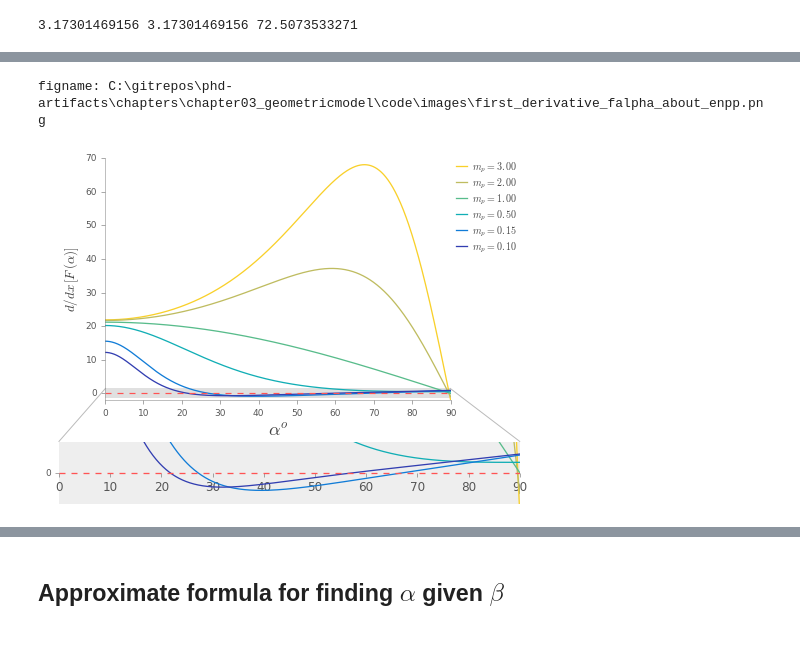
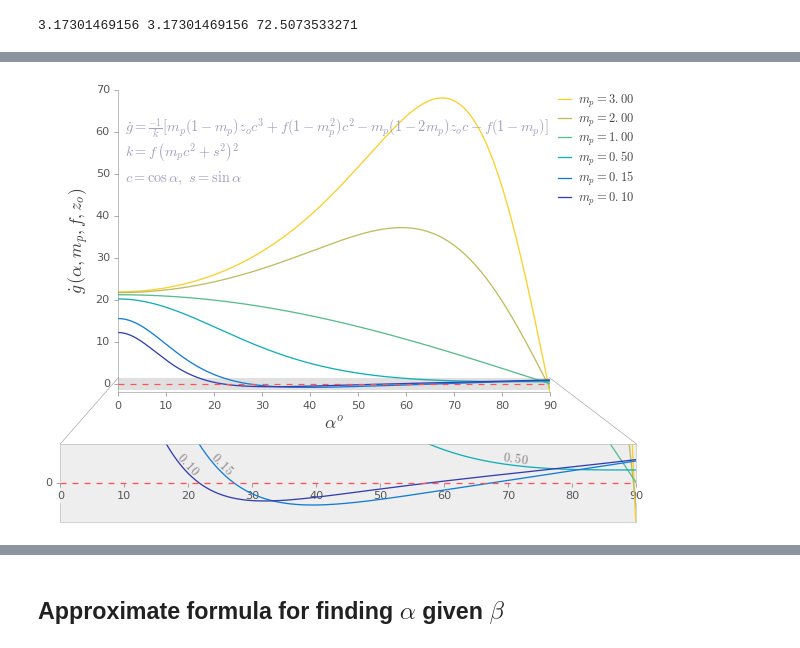
Before and after one commit to indranilsinharoy/phd-artifacts, a Jupyter notebook: chapters/chapter03_geometricmodel/code/StudyOfAngularRelationshipsForLensTiltForFocusing.ipynb, the cells around one changed output, grey strips where cells are left out. Cells and saved outputs as stored; diff of their text form; code cells hidden in the pictures.

```diff
--- a/chapters/chapter03_geometricmodel/code/StudyOfAngularRelationshipsForLensTiltForFocusing.ipynb
+++ b/chapters/chapter03_geometricmodel/code/StudyOfAngularRelationshipsForLensTiltForFocusing.ipynb
@@ -104,7 +104,7 @@ def get_zoDash(zo, alpha, beta, f, mp, de, deDash):
     return deDash*c + numr/deno
 
 def get_tanBeta(de, zo, f, mp, alpha):
-    """same as the function `get_beta()`, except that it returns tan(beta) instead of beta
+    """same as the function `get_beta()`, except that it returns tan(β) instead of beta
     """
     c = cosd(alpha)
     s = sind(alpha)
@@ -630,6 +684,6 @@ plt.show()
 # %%
-# plot of the first derivative
-FIGURE_FOR_WORD = True
+# plot of the first derivative (This plot is to be discarded although I really like it!)
+FIGURE_FOR_WORD = False
 
 zo=-509.0
 f = 24.0
@@ -647,15 +701,28 @@ ax1 = fig.add_axes([0.0, 0.0, 1.0, 0.18,])
 cols = ['#F9D02A', '#BFBC60', '#58BC8B', '#11AEB5', '#117CD7', '#323EB1', ]
 
 alpha = np.linspace(0., 89.9999, 1000)
-#alpha = np.linspace(-89.9999, 89.9999, 1000)
 
 #for i, mp in enumerate([5.0, 3.0, 2.0, 1.0, 0.5, 0.374, 0.37, 0.15, 0.1, 0.05]):
 for i, mp in enumerate([3.0, 2.0, 1.0, 0.5, 0.15, 0.1]):
     legTxt = r'$m_p={:0.2f}$'.format(mp)
     ax0.plot(alpha, first_derivative_Falpha(zo, f, mp, alpha), color=cols[i], label=legTxt)
     ax1.plot(alpha, first_derivative_Falpha(zo, f, mp, alpha), color=cols[i])
+    #ax0.plot(cosd(alpha), first_derivative_Falpha(zo, f, mp, alpha), color=cols[i], label=legTxt)
+    #ax1.plot(cosd(alpha), first_derivative_Falpha(zo, f, mp, alpha), color=cols[i])
 
 # ticks
+ax0.spines['right'].set_visible(False)
+ax0.spines['top'].set_visible(False)
+ax0.xaxis.set_ticks_position('bottom')
+ax1.yaxis.set_major_locator(plt.MaxNLocator(1))
+#ax1.xaxis.set_major_locator(plt.MaxNLocator(8))
+ax1.xaxis.set_ticks_position('bottom')
+ax1.xaxis.set_tick_params(direction='out')
+ax1.spines['bottom'].set_position(('data',0))
+ax1.spines['right'].set_color('none')
+ax1.spines['left'].set_color('none')
+ax1.spines['top'].set_color('none')
+ax1.spines['bottom'].set_color('none')
 for ax in [ax0, ax1]:
     ax.yaxis.set_ticks_position('left')
     for tick in ax.xaxis.get_major_ticks():
@@ -663,54 +730,59 @@ for ax in [ax0, ax1]:
     for tick in ax.yaxis.get_major_ticks():
         tick.label.set_fontsize(9*tsf)
 
-ax0.spines['right'].set_visible(False)
-ax0.spines['top'].set_visible(False)
-ax0.xaxis.set_ticks_position('bottom')
-
-ax1.yaxis.set_major_locator(plt.MaxNLocator(1))
-#ax1.xaxis.set_major_locator(plt.MaxNLocator(8))
-
-ax1.xaxis.set_ticks_position('bottom')
-ax1.xaxis.set_tick_params(direction='out')
-ax1.spines['bottom'].set_position(('data',0))
-ax1.spines['right'].set_color('none')
-ax1.spines['left'].set_color('none')
-ax1.spines['top'].set_color('none')
-ax1.spines['bottom'].set_color('none')
-
 # plot the case of mp=1 separately to verify
 # ax0.plot(alpha, -(zo/f)*cosd(alpha), 'b', linestyle='dashed') # It does overlap
 
 ax0.axhline(color='#FF5353', alpha=1, lw=1.2, linestyle='dashed')
 ax1.axhline(color='#FF5353', alpha=1, lw=1.3, linestyle='dashed')
 
-ax0.set_ylabel(r'$d/dx \, [F\,(\alpha)]$')
-ax0.set_xlabel(r'$\alpha^o$', fontsize=18)
+#ax0.set_ylabel(r'$d/dx \, [F\,(\alpha, m_p, f, z_o)]$', fontsize=14*tsf)
+ax0.set_ylabel(r"$\dot{g}\,(\alpha, m_p, f, z_o)$", fontsize=14*tsf)
+ax0.set_xlabel(r'$\alpha^o$', fontsize=14*tsf)
 
 # insets
 # create rect patch for the inset
 inset_dst_rect = patches.Rectangle((0.1, -1.5), 89.9, 3, fill=True, facecolor='#E0E0E0',
                                    edgecolor='none', zorder=2, lw=1.1)
 ax0.add_patch(inset_dst_rect)
-
 ax1.set_axis_bgcolor('#EEEEEE')
 
 # manual connection of the inset
 ax0.set_xlim(0, 90)
 ax1.set_xlim(0, 90)
 ax0.set_ylim(-2, 70)
 ax1.set_ylim(-1.5, 1.5)
-ax0.plot([0.1, -12], [1.47, -14.3], lw=1., color='#BBBBBB', clip_on=False)
-ax0.plot([89.9, 108], [1.47, -14.3], lw=1., color='#BBBBBB', clip_on=False)
+ax0.plot([0.1, -12], [1.47, -14.3], lw=0.7, color='#AAAAAA', clip_on=False)
+ax0.plot([89.9, 108], [1.47, -14.3], lw=0.7, color='#AAAAAA', clip_on=False)
+ax1.axhline(y=-1.5, lw=0.7, color='#C0C0C0', zorder=12, clip_on=False)
+ax1.axhline(y=1.5, lw=0.7, color='#C0C0C0', zorder=12, clip_on=False)
+ax1.axvline(x=0, ymin=0.52, ymax=1, lw=0.7, color='#C0C0C0', zorder=12, clip_on=False)
+ax1.axvline(x=0, ymin=0.24, ymax=0.0, lw=0.7, color='#C0C0C0', zorder=12, clip_on=False)
+ax1.axvline(x=90, ymin=0.5, ymax=1, lw=0.7, color='#C0C0C0', zorder=12, clip_on=False)
+ax1.axvline(x=90, ymin=0.24, ymax=0.0, lw=0.7, color='#C0C0C0', zorder=12, clip_on=False)
+
+# Inset text
+ax1.text(17.75, 0.85, r'$0.10$', rotation=-47, fontsize=10*tsf, color='#888080',)
+ax1.text(23.05, 0.85, r'$0.15$', rotation=-46, fontsize=10*tsf, color='#888080',)
+ax1.text(69., 0.85, r'$0.50$', rotation=-8, fontsize=10*tsf, color='#888080',)
+
+# Equation text
+et1 = (r"$\dot{g} = \frac{-1}{k} [m_p (1 - m_p) z_o c^3 +"
+       "f(1 - m_p^2) c^2 - m_p (1 - 2 m_p) z_o c - f(1-m_p)]$")
+et2 = r"$k = f \, \left(m_p c^2 + s^2 \right)^2$"
+et3 = r"$c = \cos \,\alpha , \,\, s = \sin \,\alpha$"
+
+ax0.text(1.5, 60, et1, fontsize=11.5*tsf, color='#A0A0C0', zorder=2)
+ax0.text(1.5, 54, et2, fontsize=11.5*tsf, color='#A0A0C0', zorder=2)
+ax0.text(1.5, 48, et3, fontsize=11.5*tsf, color='#A0A0C0', zorder=2)
 
 # legend
 ax0.legend(fontsize=10*tsf, ncol=1, loc='upper right', bbox_to_anchor=(1.015, 1.02),
            bbox_transform=fig.transFigure, labelspacing=0.17, handletextpad=0.2, handlelength=1.7)
 
 # Save the figure
-saveFigure(fig, 'first_derivative_falpha_about_enpp.png')
+#saveFigure(fig, 'first_derivative_falpha_about_enpp.png')
 
 plt.show()
 # %% [output]
-figname: C:\gitrepos\phd-artifacts\chapters\chapter03_geometricmodel\code\images\first_derivative_falpha_about_enpp.png
-[figure, old version]
+[figure, new version]
```
Also changed, not shown: parts of 48 cells of this notebook, 7 other files.
